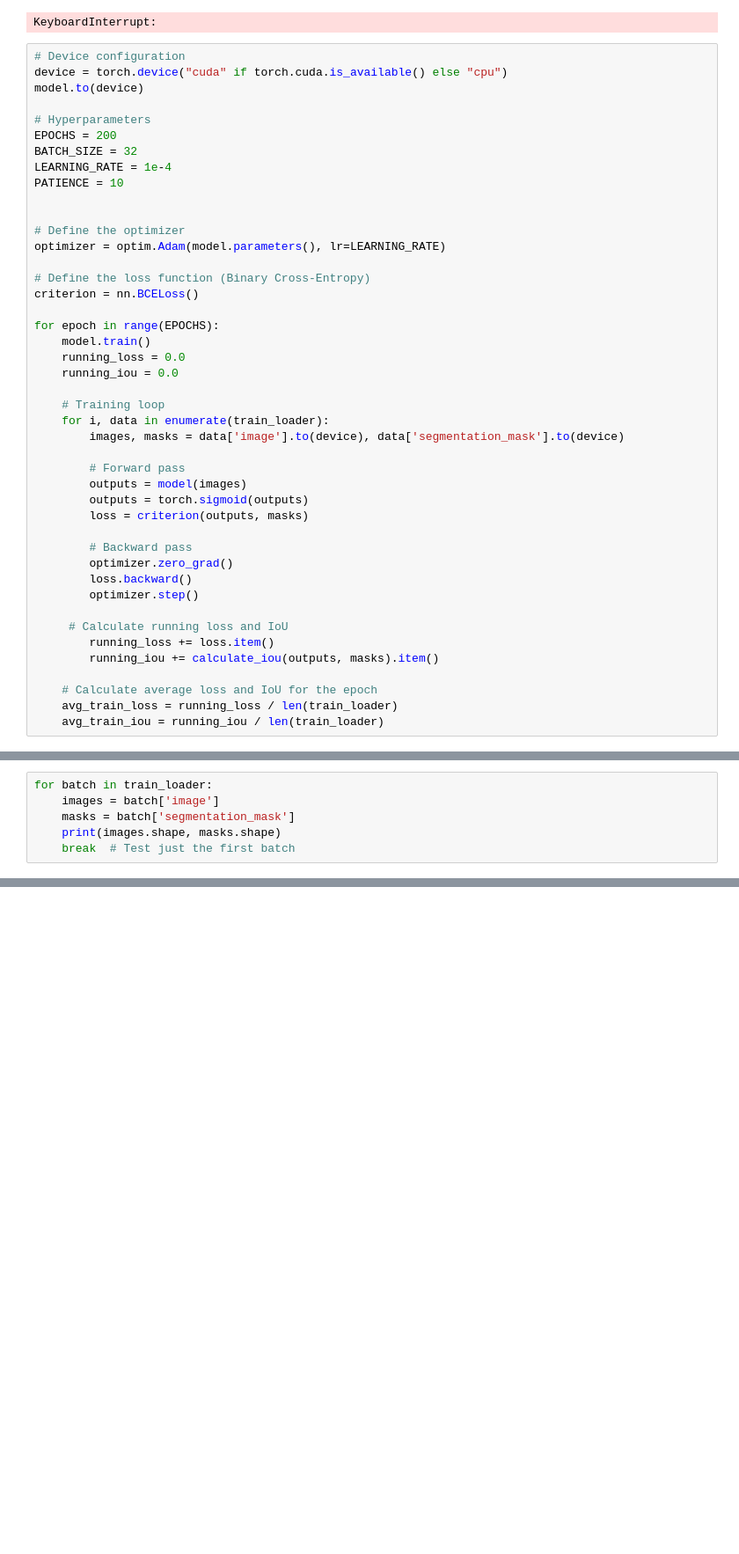
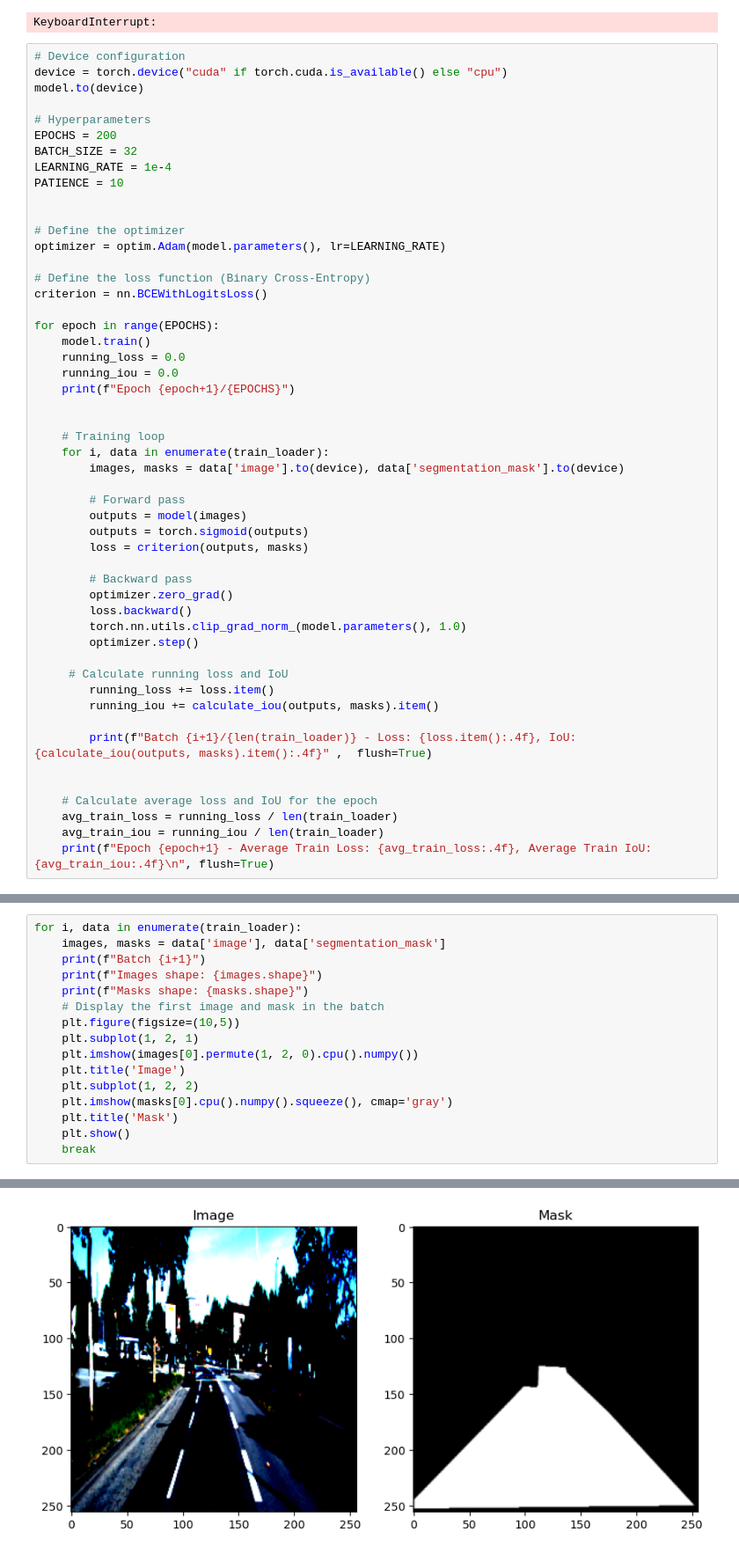
Before and after one commit to imalhotra15/Road-Segmentation, a Jupyter notebook: main.ipynb, the cells around one changed output, grey strips where cells are left out. Shown at 88% size. Cells and saved outputs as stored; diff of their text form; blank space fills up the shorter version.

```diff
--- a/main.ipynb
+++ b/main.ipynb
@@ -388,12 +394,14 @@ PATIENCE = 10
 optimizer = optim.Adam(model.parameters(), lr=LEARNING_RATE)
 
 # Define the loss function (Binary Cross-Entropy)
-criterion = nn.BCELoss()
+criterion = nn.BCEWithLogitsLoss()
 
 for epoch in range(EPOCHS):
     model.train()
     running_loss = 0.0
     running_iou = 0.0
+    print(f"Epoch {epoch+1}/{EPOCHS}")
+
 
     # Training loop
     for i, data in enumerate(train_loader):
@@ -407,13 +415,18 @@ for epoch in range(EPOCHS):
         # Backward pass
         optimizer.zero_grad()
         loss.backward()
+        torch.nn.utils.clip_grad_norm_(model.parameters(), 1.0)
         optimizer.step()
 
      # Calculate running loss and IoU
         running_loss += loss.item()
         running_iou += calculate_iou(outputs, masks).item()
 
+        print(f"Batch {i+1}/{len(train_loader)} - Loss: {loss.item():.4f}, IoU: {calculate_iou(outputs, masks).item():.4f}" ,  flush=True)
+
+
     # Calculate average loss and IoU for the epoch
     avg_train_loss = running_loss / len(train_loader)
     avg_train_iou = running_iou / len(train_loader)
+    print(f"Epoch {epoch+1} - Average Train Loss: {avg_train_loss:.4f}, Average Train IoU: {avg_train_iou:.4f}\n", flush=True)
 # %% [output]
@@ -425,6 +438,0 @@ tensor(0.1672)
-# %%
-for batch in train_loader:
-    images = batch['image']
-    masks = batch['segmentation_mask']
-    print(images.shape, masks.shape)
-    break  # Test just the first batch
@@ -432,0 +443,17 @@ torch.Size([4, 3, 256, 256]) torch.Size([4, 1, 256, 256])
+# %%
+for i, data in enumerate(train_loader):
+    images, masks = data['image'], data['segmentation_mask']
+    print(f"Batch {i+1}")
+    print(f"Images shape: {images.shape}")
+    print(f"Masks shape: {masks.shape}")
+    # Display the first image and mask in the batch
+    plt.figure(figsize=(10,5))
+    plt.subplot(1, 2, 1)
+    plt.imshow(images[0].permute(1, 2, 0).cpu().numpy())
+    plt.title('Image')
+    plt.subplot(1, 2, 2)
+    plt.imshow(masks[0].cpu().numpy().squeeze(), cmap='gray')
+    plt.title('Mask')
+    plt.show()
+    break
+# %% [output]
@@ -432,0 +464 @@ torch.Size([4, 3, 256, 256]) torch.Size([4, 1, 256, 256])
+[figure, added]
```
Also changed, not shown: parts of 14 cells of this notebook.
